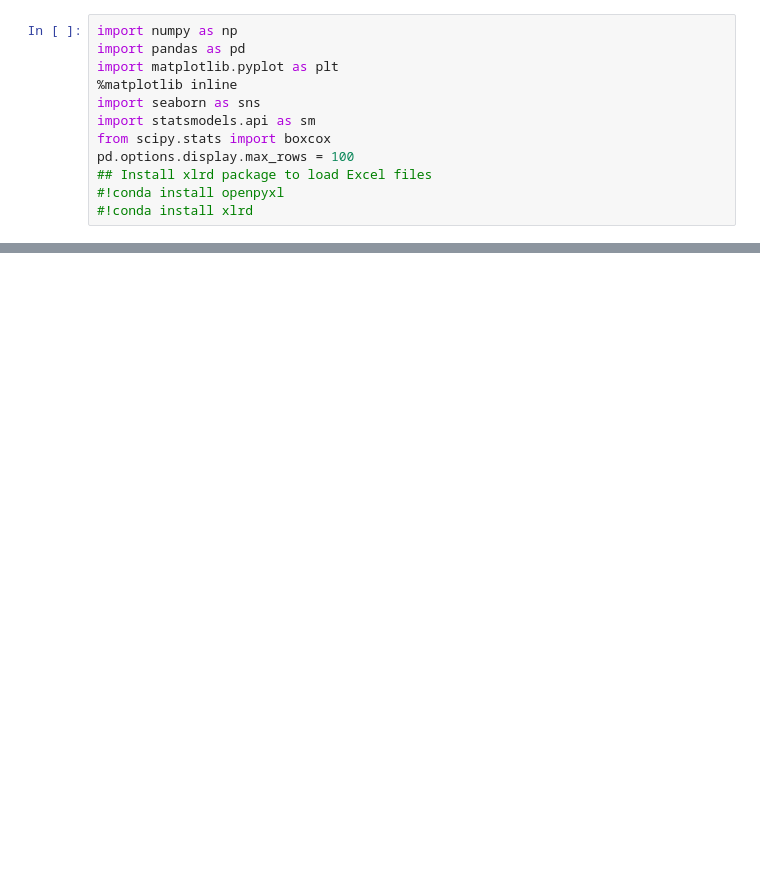
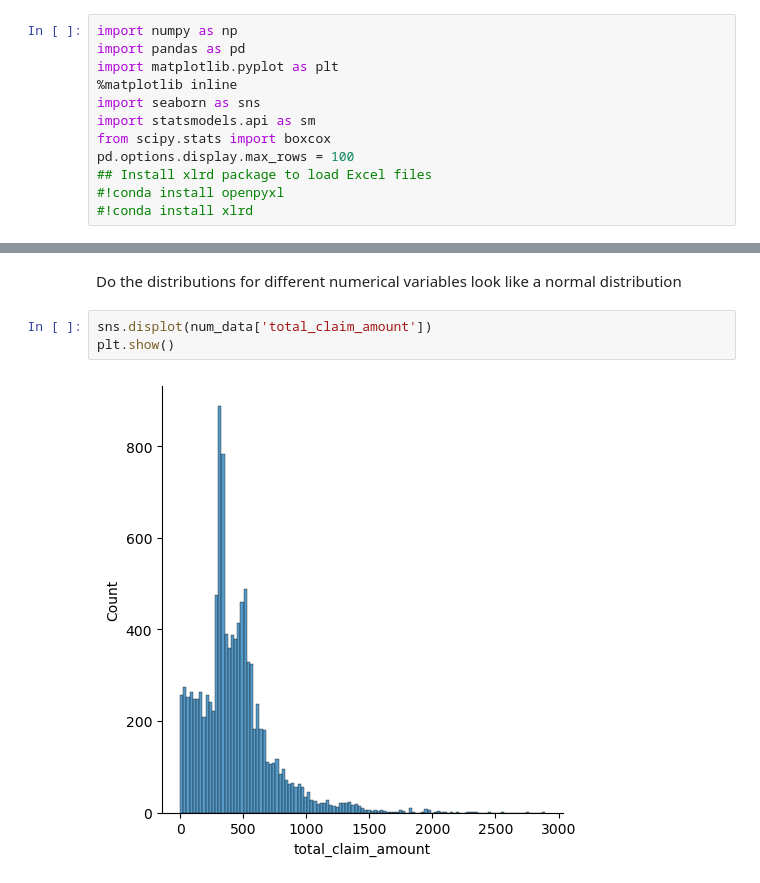
Before and after one commit to DGU94/Ironhack_Davidguillet_Lab, a Jupyter notebook: Week 2/Customer_Analysis_Case_Study_ [LAB]_DGU_Activities_3&4.ipynb, the cells around one changed output, grey strips where cells are left out. Cells and saved outputs as stored; diff of their text form; blank space fills up the shorter version.

```diff
--- a/Week 2/Customer_Analysis_Case_Study_ [LAB]_DGU_Activities_3&4.ipynb
+++ b/Week 2/Customer_Analysis_Case_Study_ [LAB]_DGU_Activities_3&4.ipynb
@@ -66,0 +113,7 @@ Deprecated in NumPy 1.20; for more details and guidance: https://numpy.org/devdo
+# %% [markdown]
+Do the distributions for different numerical variables look like a normal distribution
+# %%
+sns.displot(num_data['total_claim_amount'])
+plt.show()
+# %% [output]
+[figure, added]
```
Also changed, not shown: parts of 33 cells of this notebook.
